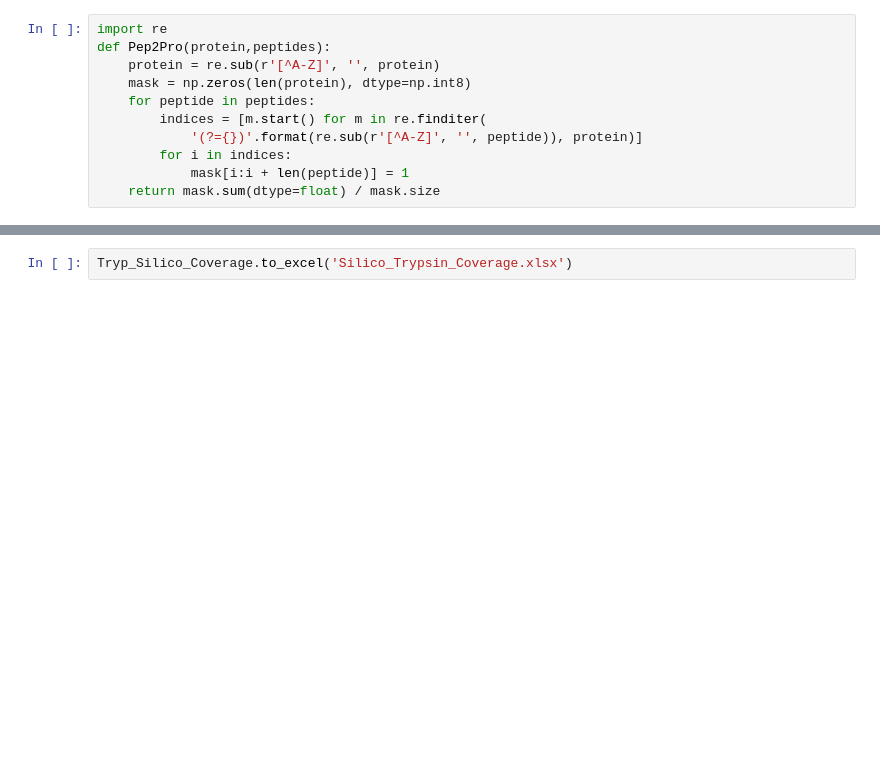
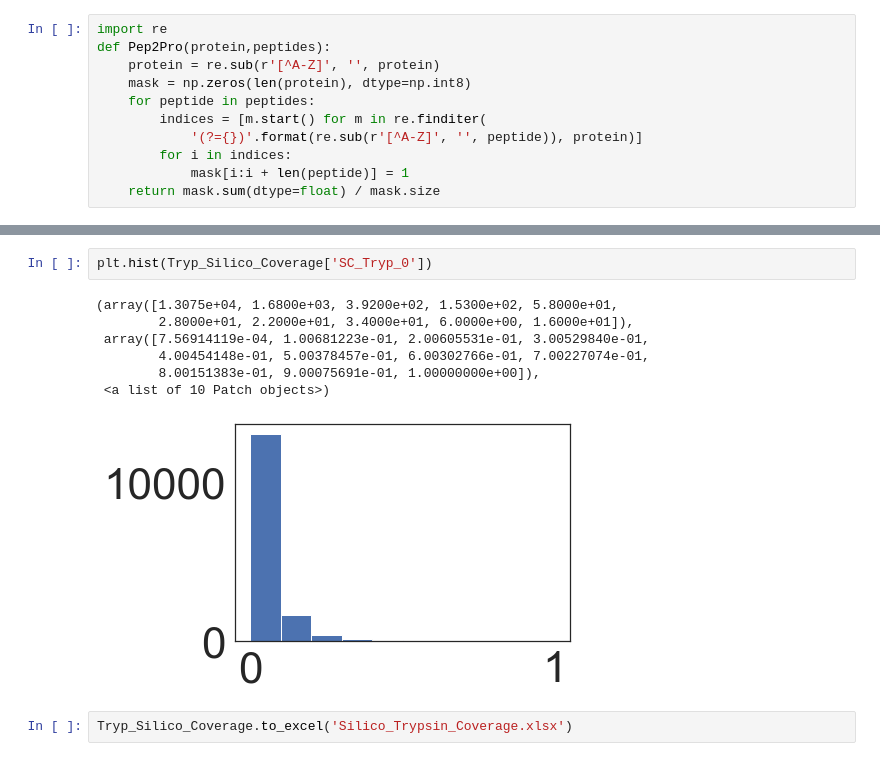
Before and after one commit to TTCooper-PhD/Limited_Proteolysis_Hive, a Jupyter notebook: HeLa/Unfractioned_Tryp_AspN_GluC/HeLa_1vs18hr_Shotgun.ipynb, the cells around one changed output, grey strips where cells are left out. Cells and saved outputs as stored; diff of their text form; blank space fills up the shorter version.

```diff
--- a/HeLa/Unfractioned_Tryp_AspN_GluC/HeLa_1vs18hr_Shotgun.ipynb
+++ b/HeLa/Unfractioned_Tryp_AspN_GluC/HeLa_1vs18hr_Shotgun.ipynb
@@ -191,3 +204,13 @@ Tryp_Silico_Coverage=cov_df.copy()
+# %%
+plt.hist(Tryp_Silico_Coverage['SC_Tryp_0'])
+# %% [output]
+(array([1.3075e+04, 1.6800e+03, 3.9200e+02, 1.5300e+02, 5.8000e+01,
+        2.8000e+01, 2.2000e+01, 3.4000e+01, 6.0000e+00, 1.6000e+01]),
+ array([7.56914119e-04, 1.00681223e-01, 2.00605531e-01, 3.00529840e-01,
+        4.00454148e-01, 5.00378457e-01, 6.00302766e-01, 7.00227074e-01,
+        8.00151383e-01, 9.00075691e-01, 1.00000000e+00]),
+ <a list of 10 Patch objects>)
+[figure, added]
 # %%
 Tryp_Silico_Coverage.to_excel('Silico_Trypsin_Coverage.xlsx')
 # %%
```
Also changed, not shown: parts of 20 cells of this notebook, 2 other files.
